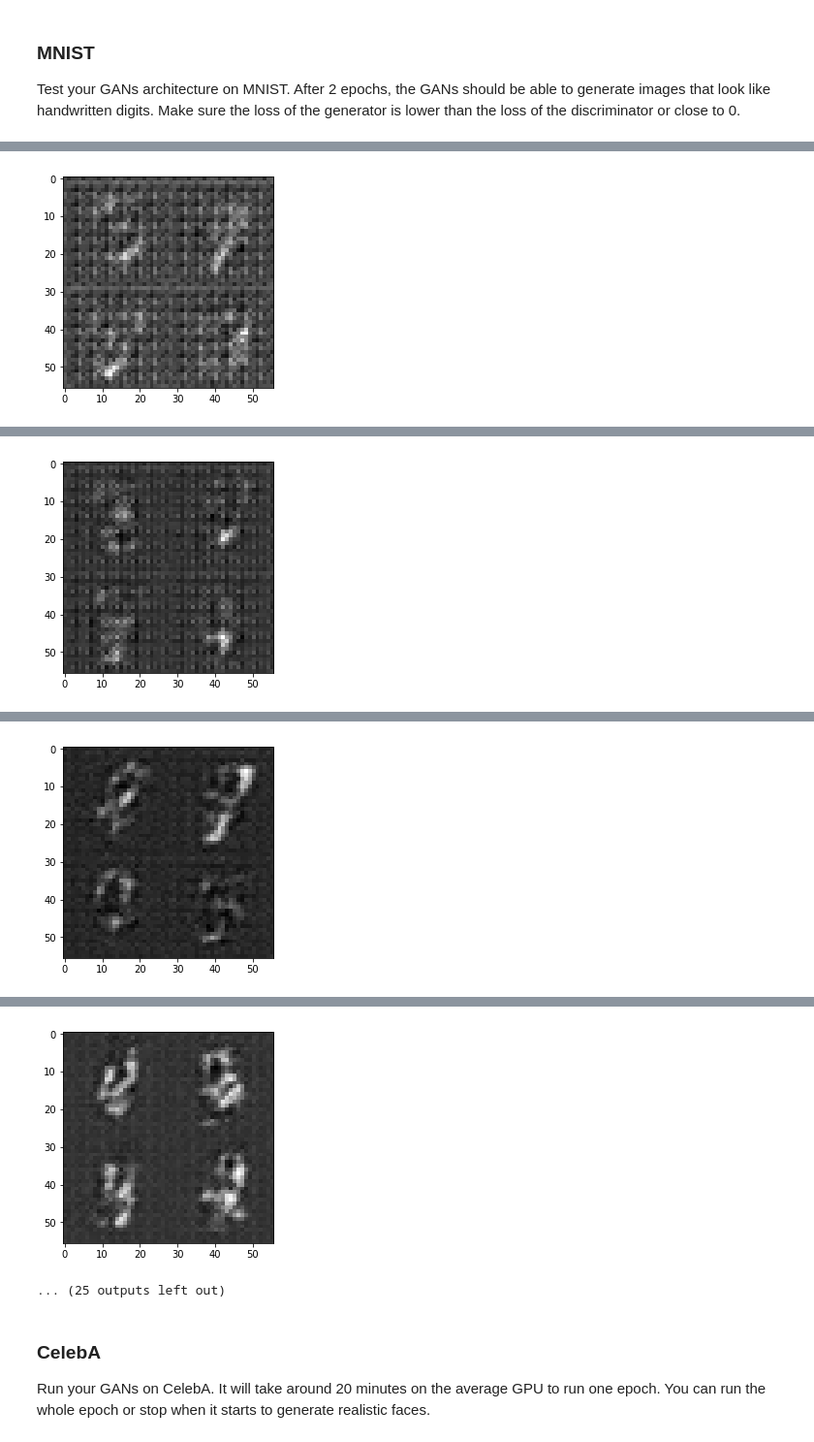
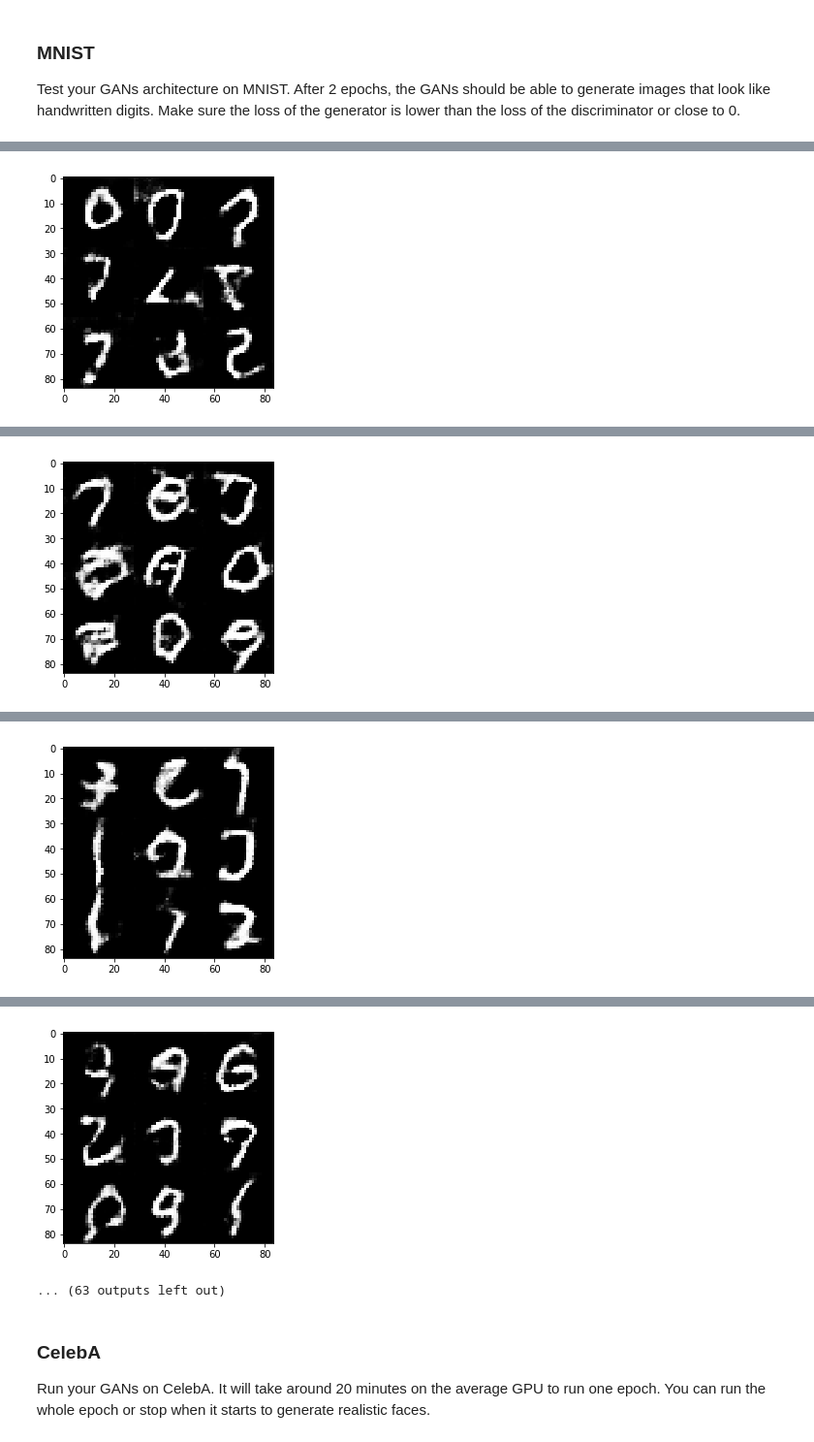
Before and after one commit to Rodolfobm/Face_Generation_DCGAN, a Jupyter notebook: dlnd_face_generation.ipynb, the cells around one changed output, grey strips where cells are left out. Shown at 97% size. Drawn from its saved outputs; the diff is of its cells as text; code cells hidden in the pictures.

```diff
--- a/dlnd_face_generation.ipynb
+++ b/dlnd_face_generation.ipynb
@@ -143,29 +143,23 @@ def discriminator(images, reuse=False, alpha=0.1):
     #drop = 0.5
     with tf.variable_scope("discriminator", reuse=reuse):
         #Input to discriminator is 28x28xChannels
-        #disc = tf.layers.conv2d(images, 64, 5, strides=1, padding='same')
-        #disc = tf.maximum(alpha*disc, disc)
+        disc = tf.layers.conv2d(images, 128, 5, strides=1, padding='same')
+        disc = tf.maximum(alpha*disc, disc)
 
         #shape=28x28x64
-        disc = tf.layers.conv2d(images, 64, 3, strides=2, padding='same', use_bias=False)
-        #disc = tf.layers.batch_normalization(disc, training=True)
+        disc = tf.layers.conv2d(images, 64, 5, strides=2, padding='same')
+        disc = tf.layers.batch_normalization(disc, training=True)
         #disc = tf.nn.dropout(disc, drop)
         disc = tf.maximum(alpha*disc, disc)
 
         #shape=14x14x128
-        disc = tf.layers.conv2d(disc, 128, 3, strides=2, padding='same', use_bias=False)
-        disc = tf.layers.batch_normalization(disc, training=True)
-        #disc = tf.nn.dropout(disc, drop)
-        disc = tf.maximum(alpha*disc, disc)
-
-        #shape=7x7x256
-        disc = tf.layers.conv2d(disc, 256, 3, strides=2, padding='same', use_bias=False)
+        disc = tf.layers.conv2d(disc, 32, 5, strides=2, padding='same')
         disc = tf.layers.batch_normalization(disc, training=True)
         #disc = tf.nn.dropout(disc, drop)
         disc = tf.maximum(alpha*disc, disc)
 
         #Flattening
-        flat = tf.reshape(disc, (-1, 4*4*256))
+        flat = tf.reshape(disc, (-1, 4*4*32))
         logits = tf.layers.dense(flat, 1)
         out = tf.sigmoid(logits)
 
@@ -194,23 +188,24 @@ def generator(z, out_channel_dim, is_train=True, alpha=0.2):
     reuse = True if is_train==False else False
     with tf.variable_scope("generator", reuse=reuse):
         #gen = tf.nn.dropout(tf.layers.dense(z, 7*7*512), drop)
-        gen = tf.layers.dense(z, 7*7*512)
-        gen = tf.reshape(gen, (-1,7,7,512))
+        gen = tf.layers.dense(z, 7*7*128)
+        gen = tf.reshape(gen, (-1,7,7,128))
         gen = tf.layers.batch_normalization(gen, training=is_train)
         #gen = tf.nn.dropout(gen, drop)
         gen = tf.maximum(alpha*gen, gen)
         #Input is 7x7x512
-        gen = tf.layers.conv2d_transpose(gen, 256, 3, strides=2, padding='same', use_bias=False)
+        gen = tf.layers.conv2d_transpose(gen, 64, 5, strides=2, padding='same')
         gen = tf.layers.batch_normalization(gen, training=is_train)
         #gen = tf.nn.dropout(gen, drop)
         gen = tf.maximum(alpha*gen, gen)
         #Now 14x14x256
-        gen = tf.layers.conv2d_transpose(gen, 128, 3, strides=2, padding='same', use_bias=False)
+        gen = tf.layers.conv2d_transpose(gen, 32, 5, strides=2, padding='same')
         gen = tf.layers.batch_normalization(gen, training=is_train)
         #gen = tf.nn.dropout(gen, drop)
         gen = tf.maximum(alpha*gen, gen)
         #Now 28x28x128
-        logits = tf.layers.conv2d_transpose(gen, out_channel_dim, 3, strides=1, padding='same', use_bias=False)
+
+        logits = tf.layers.conv2d_transpose(gen, out_channel_dim, 5, strides=1, padding='same')
         out = tf.tanh(logits)
         return out
 
@@ -345,6 +340,7 @@ def train(epoch_count, batch_size, z_dim, learning_rate, beta1, get_batches, dat
         sess.run(tf.global_variables_initializer())
         for epoch_i in range(epoch_count):
             for batch_images in get_batches(batch_size):
+                batch_images *= 2
                 #For printing and sampling purposes
                 step+=1
                 #Random noise for z
@@ -359,21 +355,24 @@ def train(epoch_count, batch_size, z_dim, learning_rate, beta1, get_batches, dat
                 _, train_loss_g = sess.run([g_opt,g_loss], feed_dict={input_z : batch_z,
                                                input_real : batch_images,
                                                lr : learning_rate})
+                _ = sess.run([g_opt], feed_dict={input_z : batch_z,
+                                               input_real : batch_images,
+                                               lr : learning_rate})
                 if(step%25 == 0):
                     print("Epoch {}/{}...".format(epoch_i+1, epoch_count),
                           "Discriminator Loss: {:.4f}...".format(train_loss_d),
                           "Generator Loss: {:.4f}".format(train_loss_g))
 
                 if(step%100 == 0):
-                    show_generator_output(sess, 5, input_z, channels, data_image_mode)
+                    show_generator_output(sess, 10, input_z, channels, data_image_mode)
 # %% [markdown]
 ### MNIST
 Test your GANs architecture on MNIST.  After 2 epochs, the GANs should be able to generate images that look like handwritten digits.  Make sure the loss of the generator is lower than the loss of the discriminator or close to 0.
 # %%
-batch_size = 64
+batch_size = 32
 z_dim = 100
-learning_rate = 0.0001
-beta1 = 0.4
+learning_rate = 0.001
+beta1 = 0.5
 
 
 """
@@ -403 +402 @@ Epoch 1/2... Discriminator Loss: 0.1480... Generator Loss: 2.9648
-[figure, old version]
+[figure, new version]
@@ -408 +407 @@ Epoch 1/2... Discriminator Loss: 0.2789... Generator Loss: 3.2172
-[figure, old version]
+[figure, new version]
@@ -413 +412 @@ Epoch 1/2... Discriminator Loss: 0.1321... Generator Loss: 3.3336
-[figure, old version]
+[figure, new version]
@@ -418,5 +417,5 @@ Epoch 1/2... Discriminator Loss: 0.0842... Generator Loss: 3.7906
-[figure, old version]
+[figure, new version]
-... (25 outputs left out)
+... (63 outputs left out)
 # %% [markdown]
 ### CelebA
 Run your GANs on CelebA.  It will take around 20 minutes on the average GPU to run one epoch.  You can run the whole epoch or stop when it starts to generate realistic faces.
```
Also changed, not shown: parts of 3 cells of this notebook.
